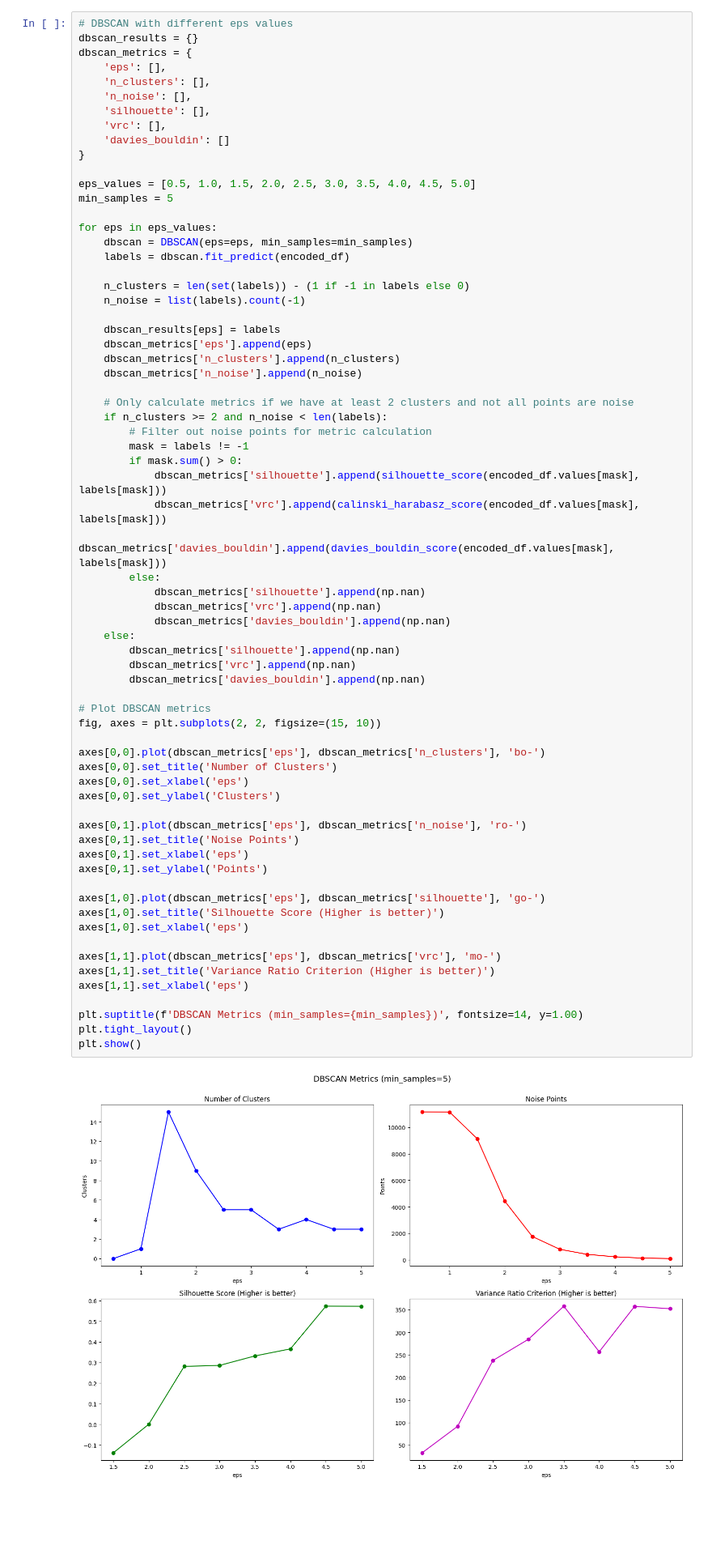
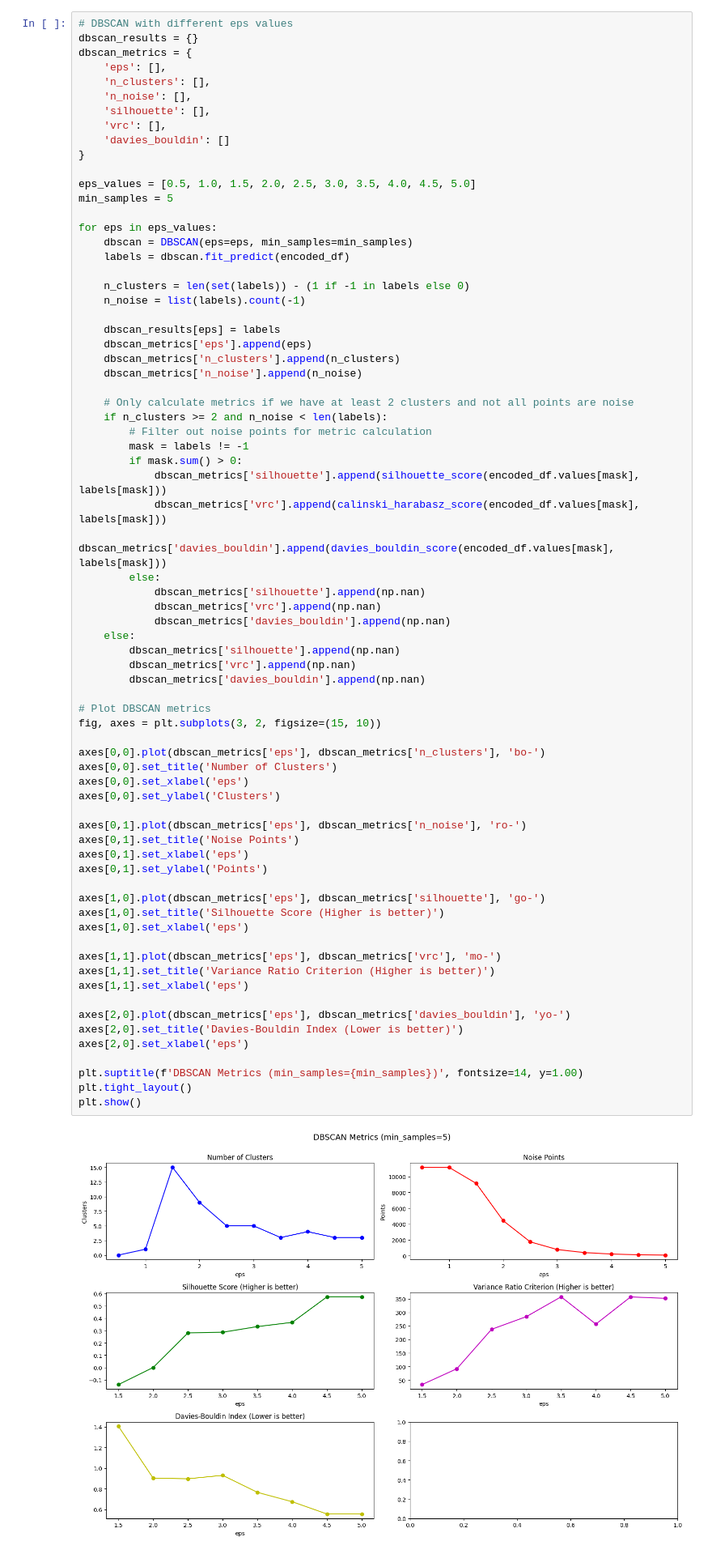
Before and after one commit to jaanisfehling/italian-rap-songs, a Jupyter notebook: clustering/density_based.ipynb, the cells around one changed output. Shown at 81% size. Drawn from its saved outputs; the diff is of its cells as text; blank space fills up the shorter version.

Commit message:
add metric to dbscan, fix documentation

```diff
--- a/clustering/density_based.ipynb
+++ b/clustering/density_based.ipynb
@@ -282,35 +282,39 @@ for eps in eps_values:
             dbscan_metrics['davies_bouldin'].append(np.nan)
     else:
         dbscan_metrics['silhouette'].append(np.nan)
         dbscan_metrics['vrc'].append(np.nan)
         dbscan_metrics['davies_bouldin'].append(np.nan)
 
 # Plot DBSCAN metrics
-fig, axes = plt.subplots(2, 2, figsize=(15, 10))
+fig, axes = plt.subplots(3, 2, figsize=(15, 10))
 
 axes[0,0].plot(dbscan_metrics['eps'], dbscan_metrics['n_clusters'], 'bo-')
 axes[0,0].set_title('Number of Clusters')
 axes[0,0].set_xlabel('eps')
 axes[0,0].set_ylabel('Clusters')
 
 axes[0,1].plot(dbscan_metrics['eps'], dbscan_metrics['n_noise'], 'ro-')
 axes[0,1].set_title('Noise Points')
 axes[0,1].set_xlabel('eps')
 axes[0,1].set_ylabel('Points')
 
 axes[1,0].plot(dbscan_metrics['eps'], dbscan_metrics['silhouette'], 'go-')
 axes[1,0].set_title('Silhouette Score (Higher is better)')
 axes[1,0].set_xlabel('eps')
 
 axes[1,1].plot(dbscan_metrics['eps'], dbscan_metrics['vrc'], 'mo-')
 axes[1,1].set_title('Variance Ratio Criterion (Higher is better)')
 axes[1,1].set_xlabel('eps')
 
+axes[2,0].plot(dbscan_metrics['eps'], dbscan_metrics['davies_bouldin'], 'yo-')
+axes[2,0].set_title('Davies-Bouldin Index (Lower is better)')
+axes[2,0].set_xlabel('eps')
+
 plt.suptitle(f'DBSCAN Metrics (min_samples={min_samples})', fontsize=14, y=1.00)
 plt.tight_layout()
 plt.show()
 # %% [output]
-[figure, old version]
+[figure, new version]
 # %% [markdown]
 ## Evaluation
 ### Cluster Overview
```
Also changed, not shown: parts of 1 cell of this notebook, 1 other file.
